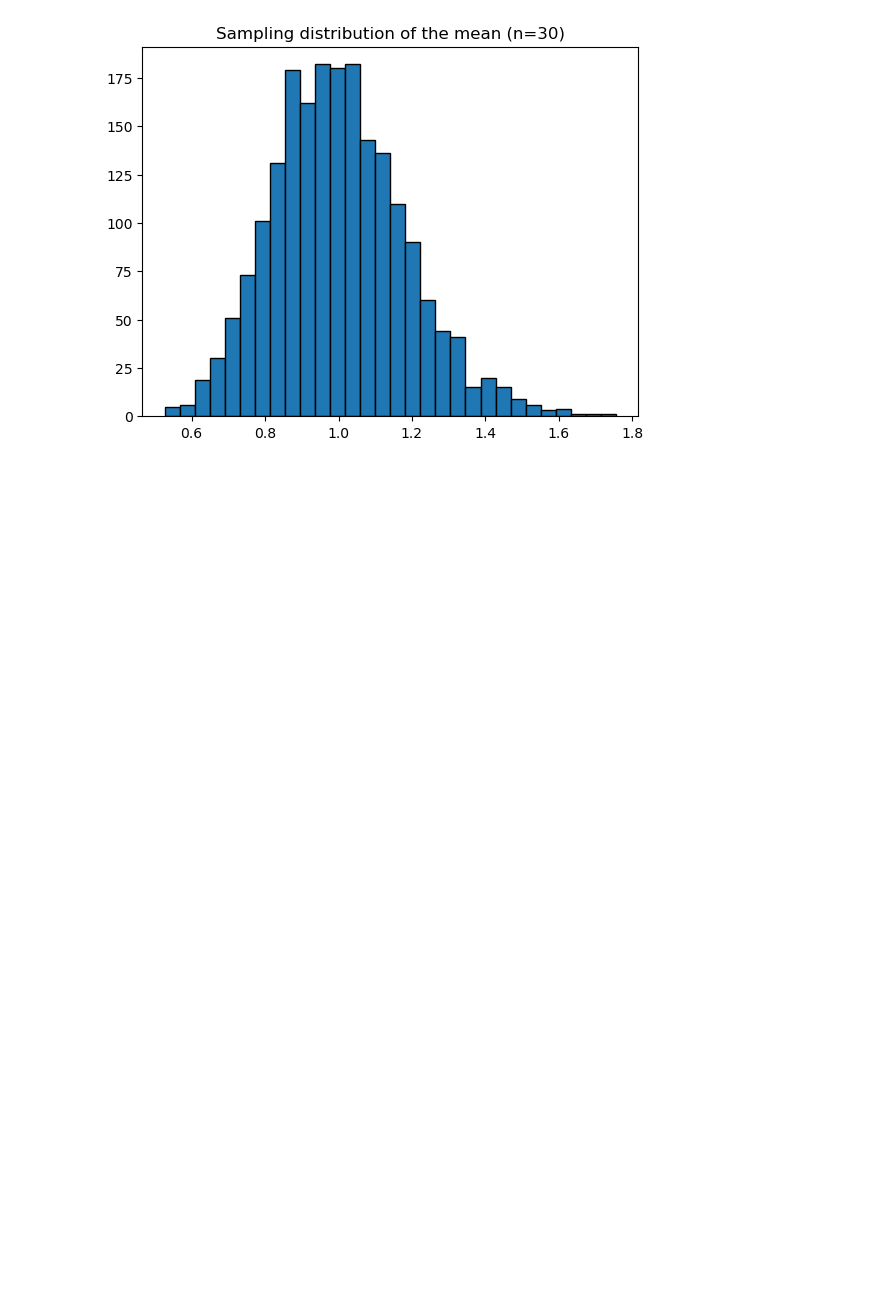
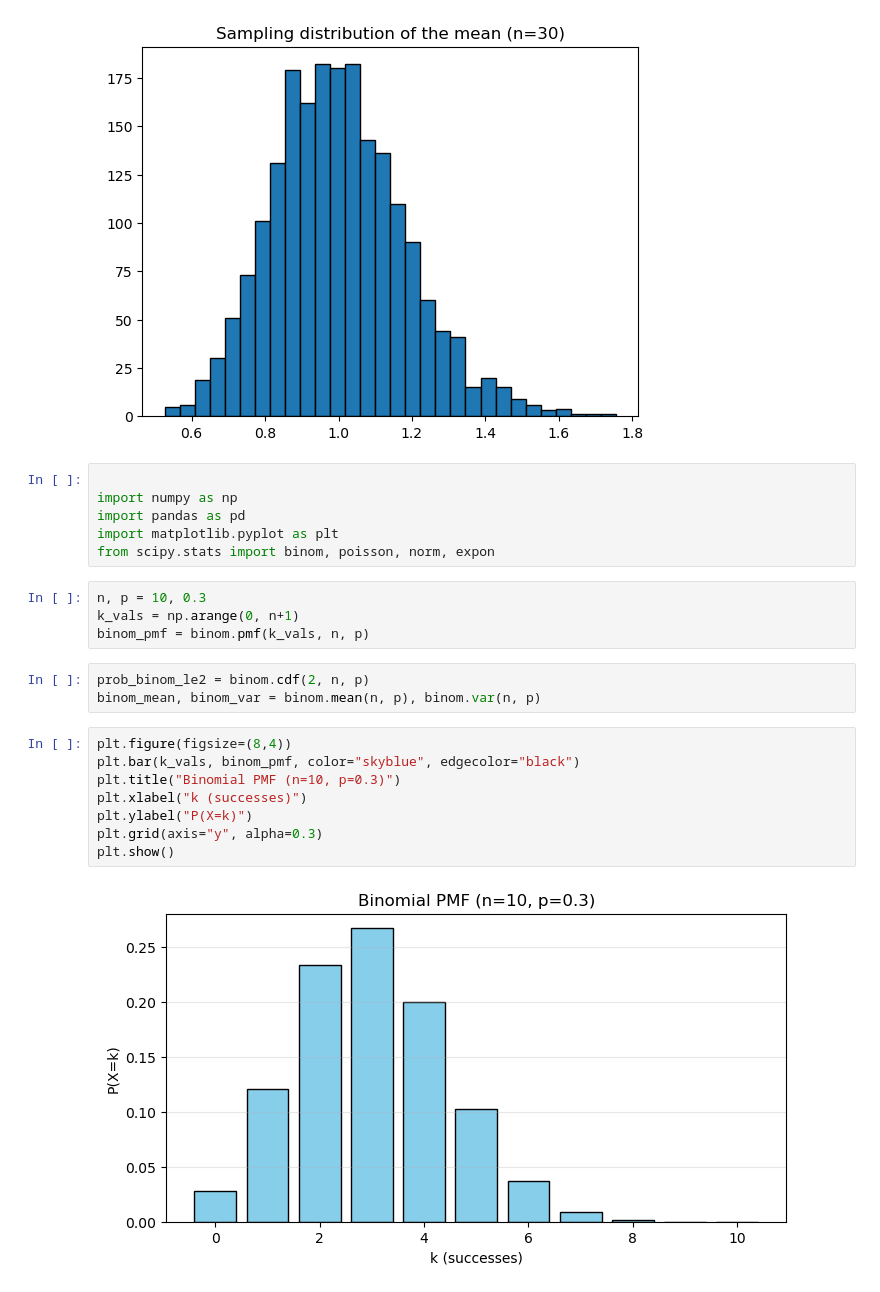
Before and after one commit to BadarsCode/eda-core-stats-python, a Jupyter notebook: Bayes.ipynb, the cells around one changed output. Cells and saved outputs as stored; diff of their text form; blank space fills up the shorter version.

Commit message:
Binomial distribution and passion distribution

```diff
--- a/Bayes.ipynb
+++ b/Bayes.ipynb
@@ -26,3 +26,26 @@ plt.title('Sampling distribution of the mean (n=30)')
 plt.show()
 # %% [output]
 [figure]
+# %%
+
+import numpy as np
+import pandas as pd
+import matplotlib.pyplot as plt
+from scipy.stats import binom, poisson, norm, expon
+# %%
+n, p = 10, 0.3
+k_vals = np.arange(0, n+1)
+binom_pmf = binom.pmf(k_vals, n, p)
+# %%
+prob_binom_le2 = binom.cdf(2, n, p)
+binom_mean, binom_var = binom.mean(n, p), binom.var(n, p)
+# %%
+plt.figure(figsize=(8,4))
+plt.bar(k_vals, binom_pmf, color="skyblue", edgecolor="black")
+plt.title("Binomial PMF (n=10, p=0.3)")
+plt.xlabel("k (successes)")
+plt.ylabel("P(X=k)")
+plt.grid(axis="y", alpha=0.3)
+plt.show()
+# %% [output]
+[figure, added]
```
Also changed, not shown: parts of 3 cells of this notebook.
